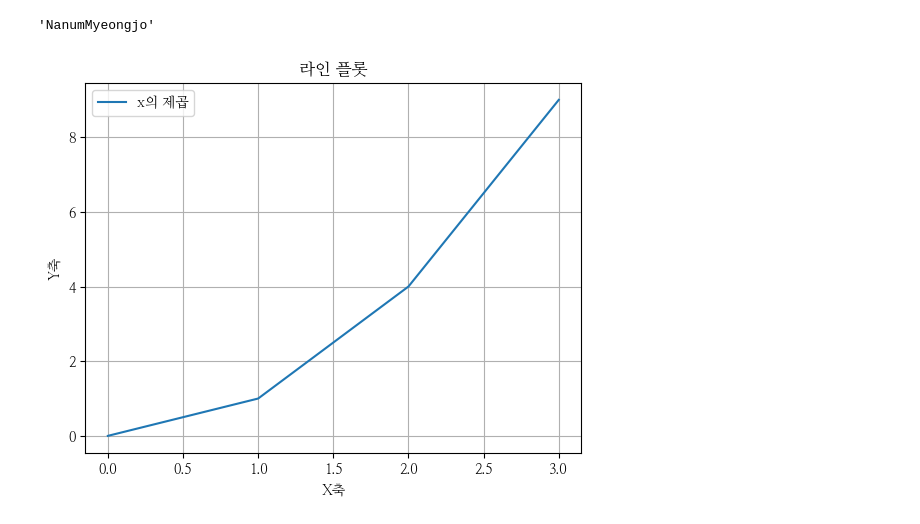
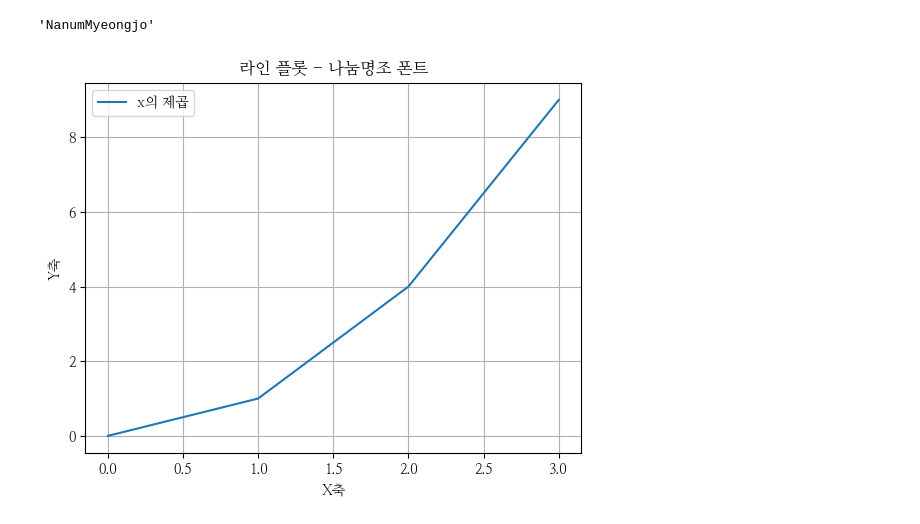
Before and after one commit to younkeamsung/DataAnalysis-2023.09, a Jupyter notebook: 03.시각화/02.한글(VSCode).ipynb, the cells around one changed output. Cells and saved outputs as stored; diff of their text form; code cells hidden in the pictures.

```diff
--- a/03.시각화/02.한글(VSCode).ipynb
+++ b/03.시각화/02.한글(VSCode).ipynb
@@ -55,9 +53,10 @@ plt.rcParams['font.family'] = 'NanumMyeongjo'
 # %%
+plt.rcParams['font.family'] = 'NanumMyeongjo'
 plt.plot([0,1,4,9], label='x의 제곱')     # X는 생략, Y 값이 4개니까 x[0,1,2,3], y[0,1,4,9]
-plt.title('라인 플롯')
+plt.title('라인 플롯 - 나눔명조 폰트')
 plt.xlabel('X축'), plt.ylabel('Y축')
 plt.grid()
 plt.legend()
 plt.show()
 # %% [output]
-[figure, old version]
+[figure, new version]
```
Also changed, not shown: parts of 1 cell of this notebook, 8 other files.
